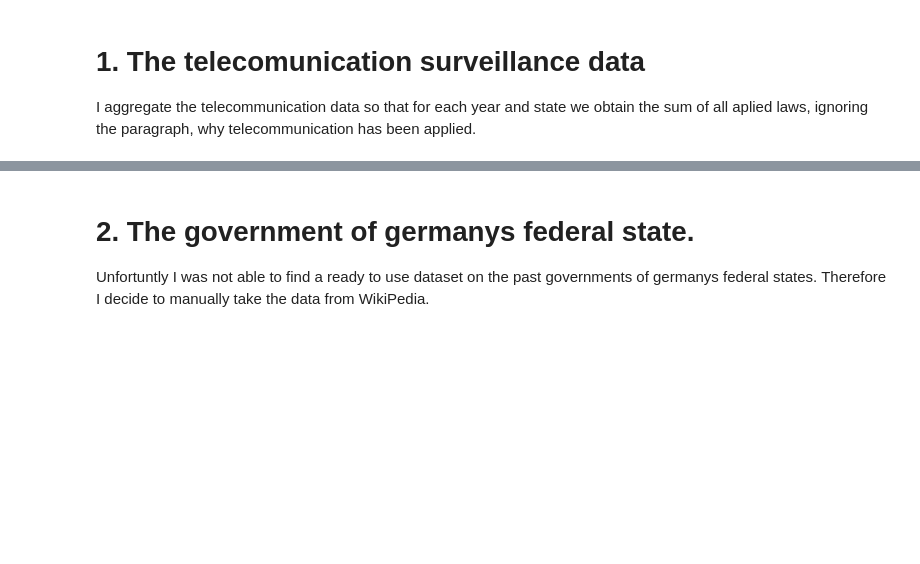
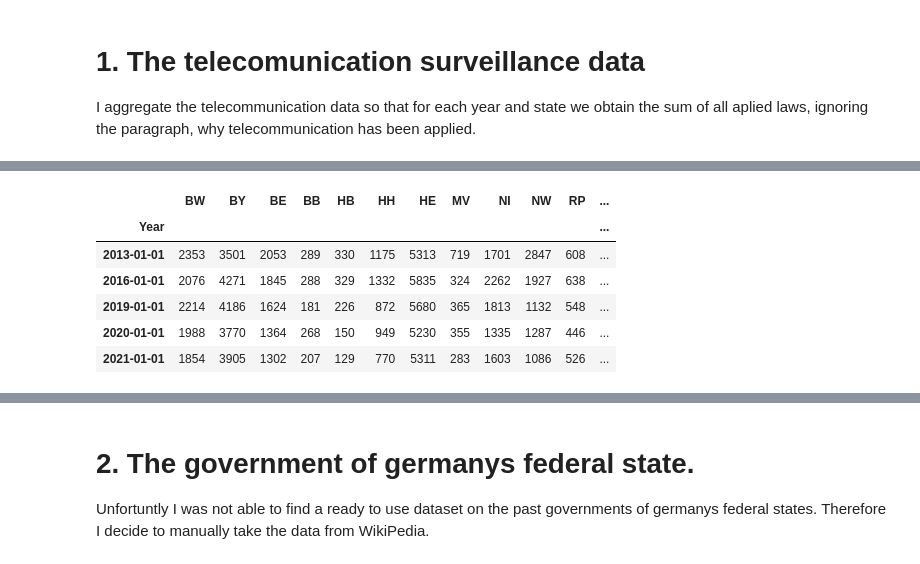
Before and after one commit to JakobUnterholzner/DataLiteracy, a Jupyter notebook: exp/exp_JU_03_PoliticalPartiesAndSurveillance.ipynb, the cells around one changed output, grey strips where cells are left out. Drawn from its saved outputs; the diff is of its cells as text; code cells hidden in the pictures; blank space fills up the shorter version.

Commit message:
changend analyses from sum of para. 6 to para. 4, added data

```diff
--- a/exp/exp_JU_03_PoliticalPartiesAndSurveillance.ipynb
+++ b/exp/exp_JU_03_PoliticalPartiesAndSurveillance.ipynb
@@ -55,6 +56,14 @@ data
 | 2020-01-01 | 1870 | 3676 | 1358 | 267 | 143 | 949 | 3107 | 353 | 1233 | 1214 | 430 | ... |
 | 2021-01-01 | 1829 | 3872 | 1297 | 207 | 129 | 770 | 3079 | 283 | 1491 | 1040 | 438 | ... |
 # %%
-#xls = pd.ExcelFile('../dat/surveillance_data.xlsx')
-#data = yearlySum(xls)
-#data
+xls = pd.ExcelFile('../dat/surveillance_data.xlsx')
+data_para6 = yearlySum(xls)
+data_para6
+# %% [output]
+|  | BW | BY | BE | BB | HB | HH | HE | MV | NI | NW | RP | ... |
+| Year |  |  |  |  |  |  |  |  |  |  |  | ... |
+| 2013-01-01 | 2353 | 3501 | 2053 | 289 | 330 | 1175 | 5313 | 719 | 1701 | 2847 | 608 | ... |
+| 2016-01-01 | 2076 | 4271 | 1845 | 288 | 329 | 1332 | 5835 | 324 | 2262 | 1927 | 638 | ... |
+| 2019-01-01 | 2214 | 4186 | 1624 | 181 | 226 | 872 | 5680 | 365 | 1813 | 1132 | 548 | ... |
+| 2020-01-01 | 1988 | 3770 | 1364 | 268 | 150 | 949 | 5230 | 355 | 1335 | 1287 | 446 | ... |
+| 2021-01-01 | 1854 | 3905 | 1302 | 207 | 129 | 770 | 5311 | 283 | 1603 | 1086 | 526 | ... |
```
Also changed, not shown: parts of 9 cells of this notebook, 1 other file.
